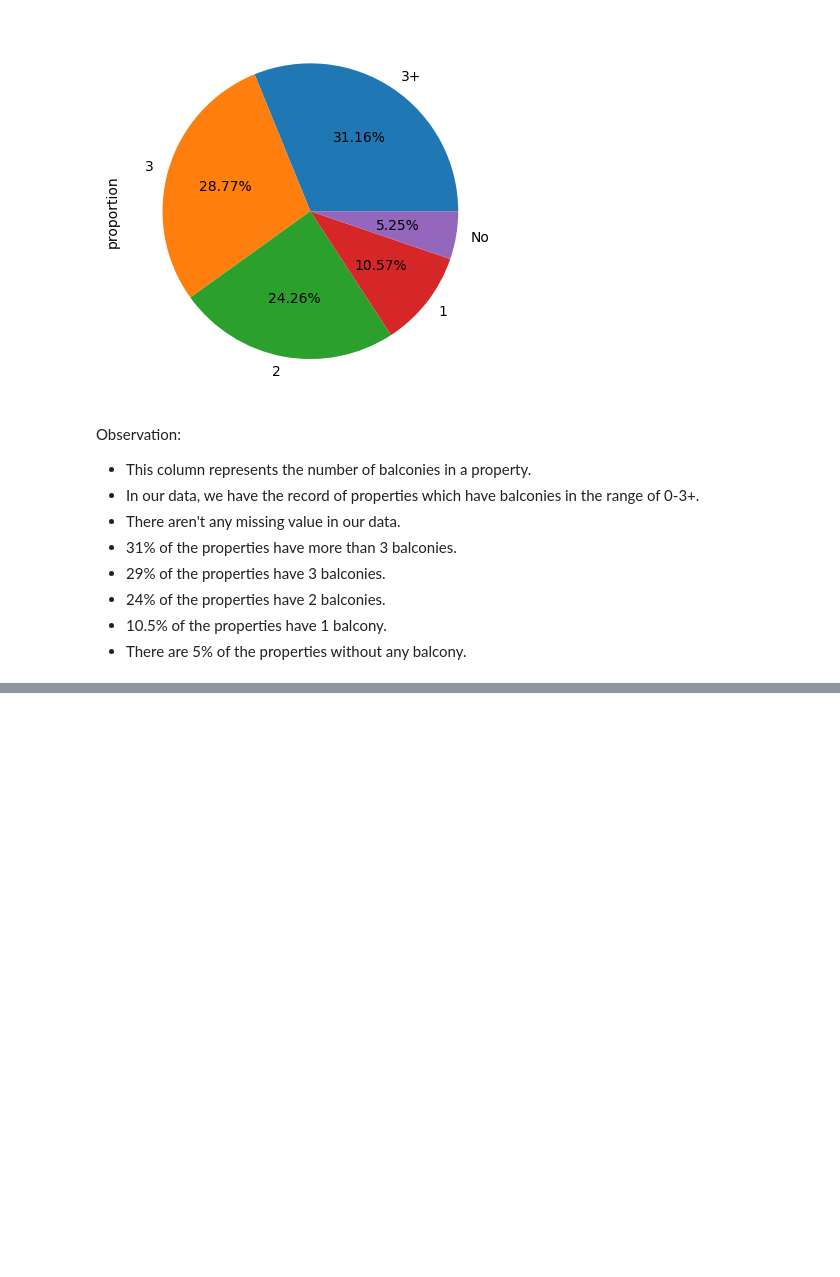
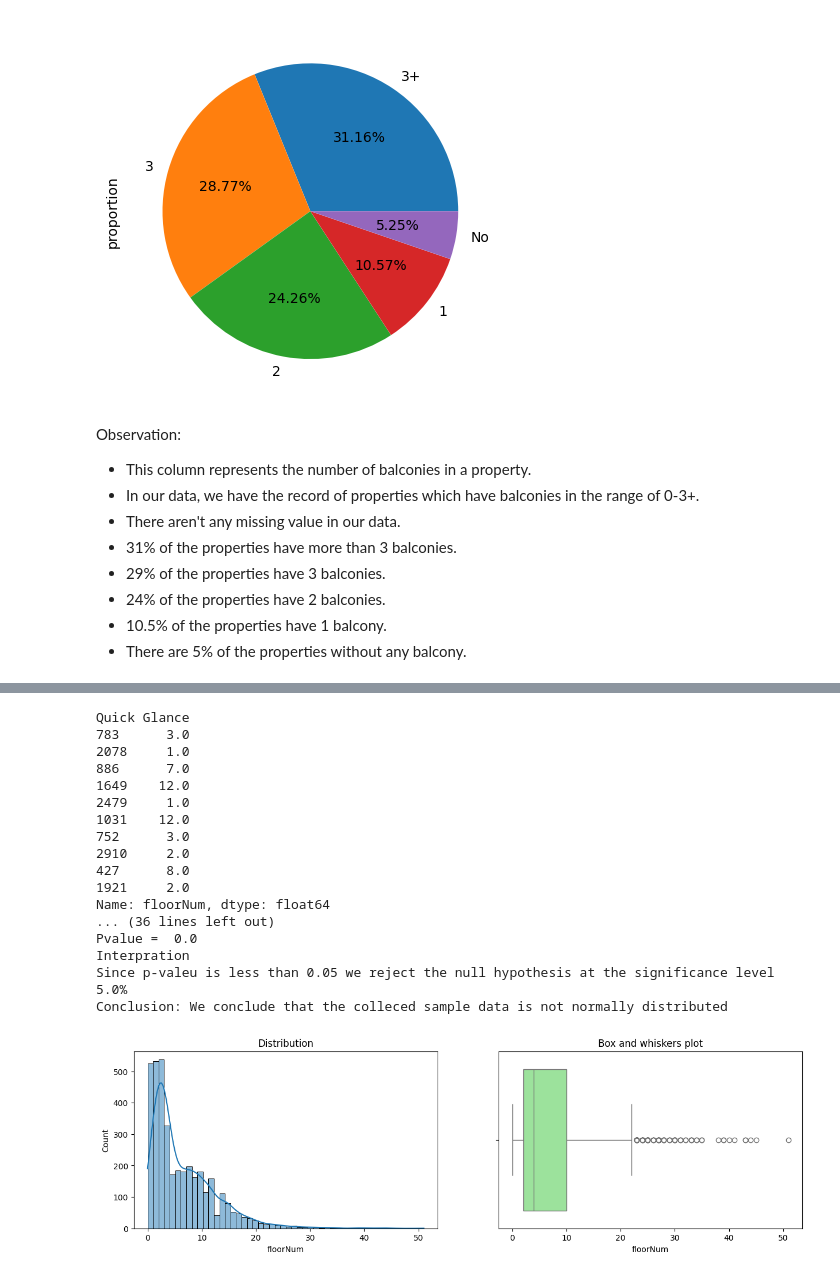
Before and after one commit to abhishek-saurav/real_estate_project, a Jupyter notebook: notebooks/exploratory_data_analysis.ipynb, the cells around one changed output, grey strips where cells are left out. Drawn from its saved outputs; the diff is of its cells as text; code cells hidden in the pictures; blank space fills up the shorter version.

```diff
--- a/notebooks/exploratory_data_analysis.ipynb
+++ b/notebooks/exploratory_data_analysis.ipynb
@@ -893,0 +935,21 @@ Observation:
+# %%
+num_col_summary(data, 'floorNum')
+# %% [output]
+Quick Glance
+783      3.0
+2078     1.0
+886      7.0
+1649    12.0
+2479     1.0
+1031    12.0
+752      3.0
+2910     2.0
+427      8.0
+1921     2.0
+Name: floorNum, dtype: float64
+... (36 lines left out)
+Pvalue =  0.0
+Interpration
+Since p-valeu is less than 0.05 we reject the null hypothesis at the significance level 5.0%
+Conclusion: We conclude that the colleced sample data is not normally distributed
+[figure, added]
```
Also changed, not shown: parts of 46 cells of this notebook, 4 other files.
